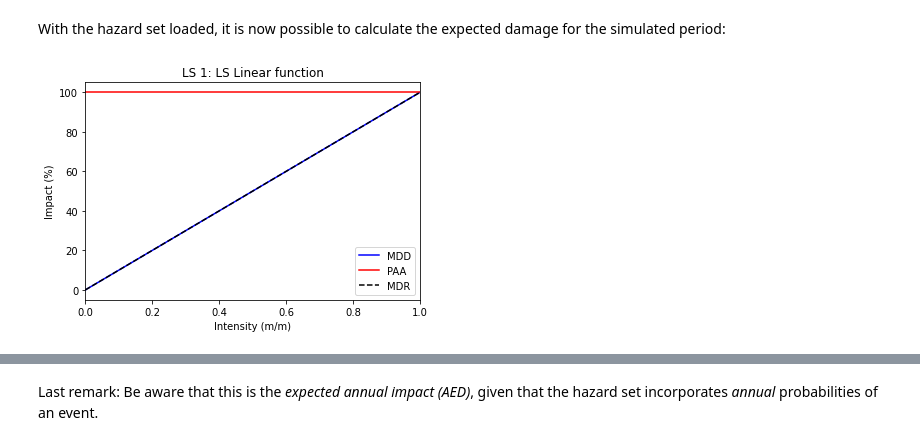
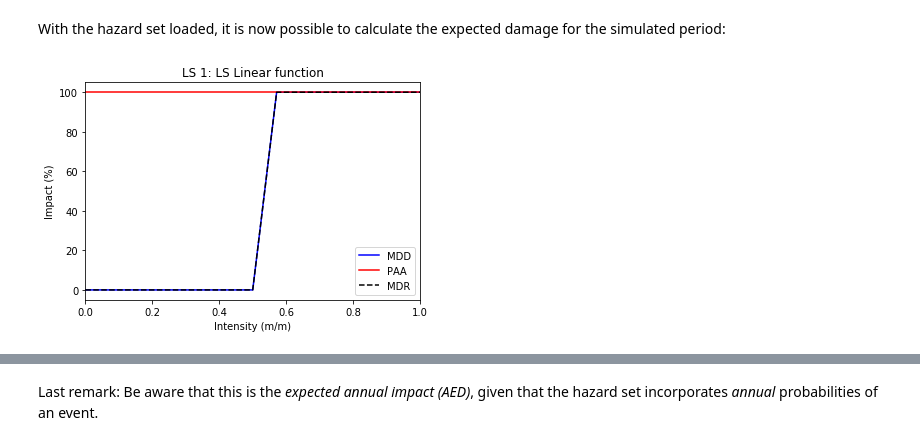
Before and after one commit to mmyrte/climada_python, a Jupyter notebook: doc/tutorial/climada_hazard_Landslide.ipynb, the cells around one changed output, grey strips where cells are left out. Drawn from its saved outputs; the diff is of its cells as text; code cells hidden in the pictures.

```diff
--- a/doc/tutorial/climada_hazard_Landslide.ipynb
+++ b/doc/tutorial/climada_hazard_Landslide.ipynb
@@ -174,19 +174,19 @@ import numpy as np
 # %%
 # Set impact function
 if_LS_prob = ImpactFunc()
 if_LS_prob.haz_type = 'LS'
 if_LS_prob.id = 1
 if_LS_prob.name = 'LS Linear function'
 if_LS_prob.intensity_unit = 'm/m'
 if_LS_prob.intensity = np.linspace(0, 1, num=15)
-if_LS_prob.mdd = np.sort(np.linspace(0, 1, num=15))
+if_LS_prob.mdd = np.sort(np.array([0,0,0,0,0,0,0,0,1., 1., 1., 1., 1., 1., 1.]))
 if_LS_prob.paa = np.sort(np.linspace(1, 1, num=15))
 if_LS_prob.check()
 if_LS_prob.plot()
 ifset_LS_prob = ImpactFuncSet()
 ifset_LS_prob.append(if_LS_prob)
 # %% [output]
-[figure, old version]
+[figure, new version]
 # %%
 # Set exposure for Taiwan:
 exp_LS_prob = LitPop()
```
Also changed, not shown: parts of 12 cells of this notebook, 1 other file.
